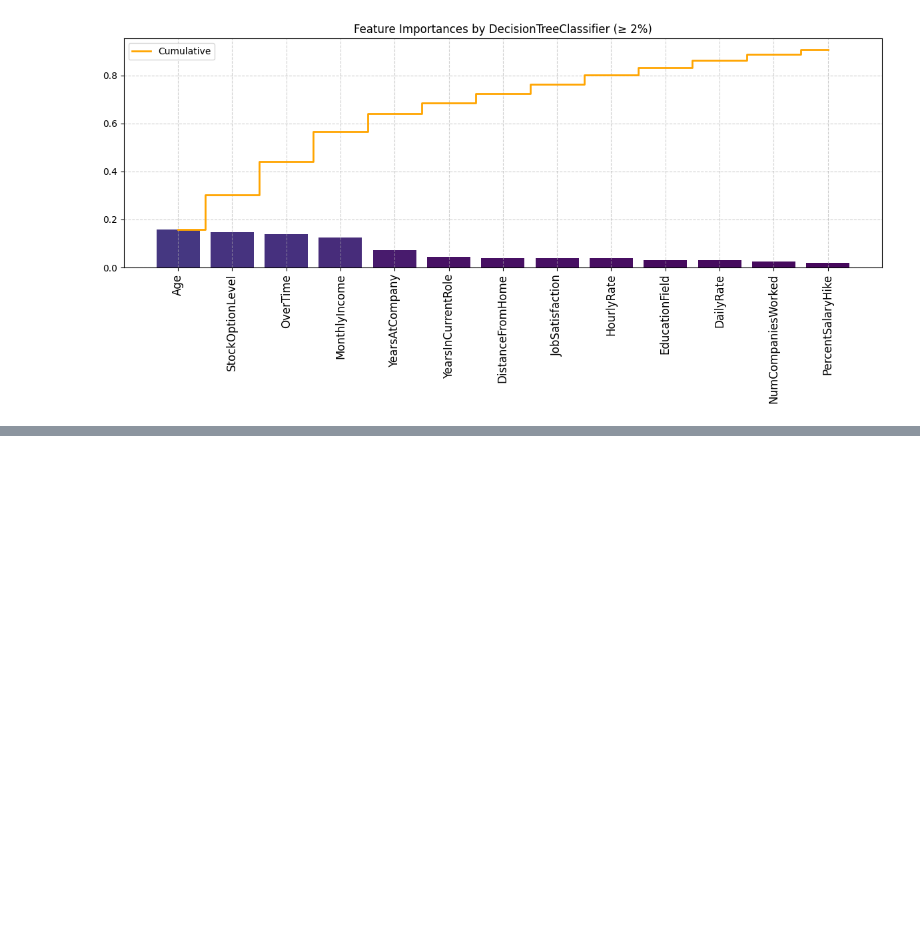
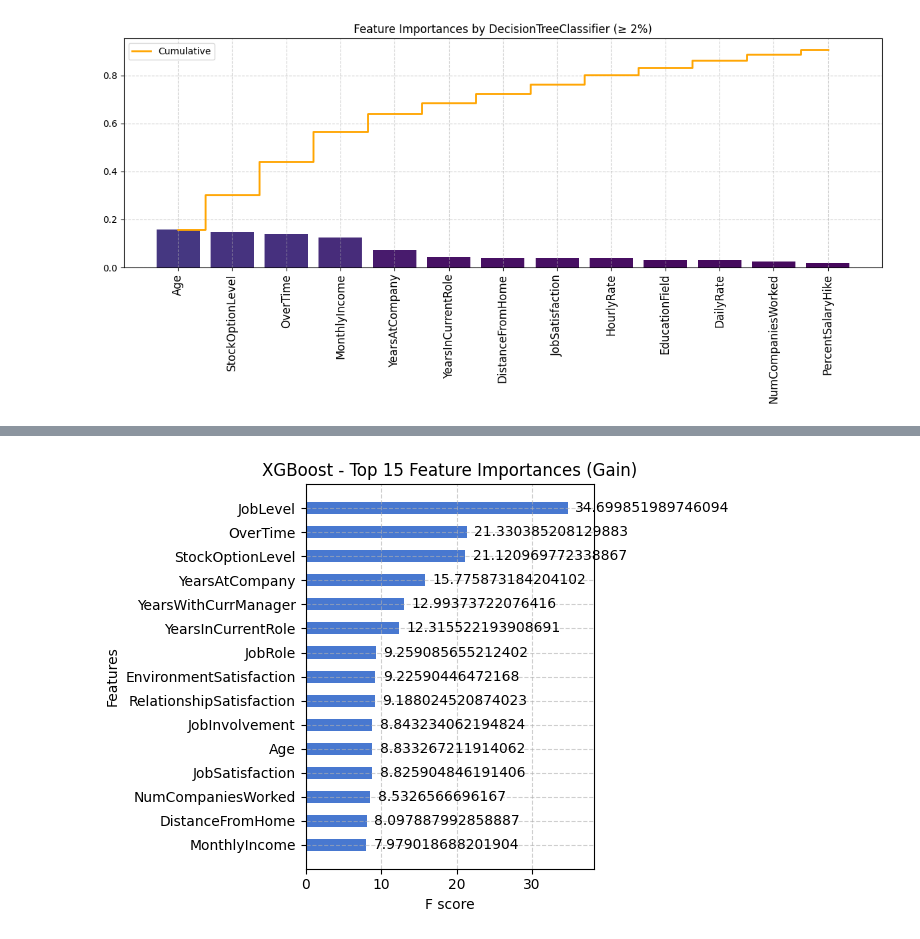
Before and after one commit to Janasya85/Datasciences, a Jupyter notebook: WA_Turnover_Prediction.ipynb, the cells around one changed output, grey strips where cells are left out. Saved outputs shown, nothing was run; the diff lists cells and outputs as text; code cells hidden in the pictures; blank space fills up the shorter version.

```diff
--- a/WA_Turnover_Prediction.ipynb
+++ b/WA_Turnover_Prediction.ipynb
@@ -1146,9 +1022,0 @@ def turnover_percent(JobSatisfaction, YearsAtCompany, PerformanceRating):
-# %%
-df_turnover['turnover_percent'] = df_turnover.apply(
-    lambda row: turnover_percent(
-        row['JobSatisfaction'],
-        row['YearsAtCompany'],
-        row['PerformanceRating']
-    ),
-    axis=1
-)
@@ -1186,0 +1023,73 @@ print(df_turnover)
+# %%
+import pandas as pd
+import numpy as np
+import matplotlib.pyplot as plt
+from sklearn.model_selection import train_test_split
+from xgboost import XGBClassifier, plot_importance
+from sklearn.metrics import classification_report, confusion_matrix, accuracy_score
+
+# Load or prepare your DataFrame: df_turnover
+# Make sure df_turnover has 'turnover' as target column
+
+print("Initial rows:", len(df_turnover))
+
+# Drop rows with missing values
+df_turnover = df_turnover.dropna()
+print("Rows after dropna:", len(df_turnover))
+
+# Check if target column 'turnover' exists
+if 'turnover' not in df_turnover.columns:
+    raise KeyError("Target column 'turnover' not found in DataFrame")
+
+# Display target counts
+print("Target value counts:\n", df_turnover['turnover'].value_counts())
+
+# Check for at least 2 classes
+if df_turnover['turnover'].nunique() < 2:
+    raise ValueError("Target variable 'turnover' must have at least 2 classes.")
+
+df_turnover['turnover'] = df_turnover['turnover'].astype(int)
+
+# Encode categorical columns
+for col in df_turnover.select_dtypes(include=['object', 'category']).columns:
+    df_turnover[col] = df_turnover[col].astype('category').cat.codes
+
+# Define features and target
+target_name = 'turnover'
+X = df_turnover.drop(columns=[target_name])
+y = df_turnover[target_name]
+
+# Split dataset (15% test)
+X_train, X_test, y_train, y_test = train_test_split(
+    X, y, test_size=0.15, random_state=123, stratify=y
+)
+
+# Define and train XGBoost model
+xgb_model = XGBClassifier(
+    objective='binary:logistic',
+    eval_metric='logloss',
+    use_label_encoder=False,
+    scale_pos_weight=(len(y_train[y_train == 0]) / len(y_train[y_train == 1])),
+    learning_rate=0.1,
+    max_depth=4,
+    n_estimators=100,
+    random_state=42
+)
+
+xgb_model.fit(X_train, y_train)
+
+# Predict and evaluate
+y_pred = xgb_model.predict(X_test)
+
+print("Accuracy Score:", accuracy_score(y_test, y_pred))
+print("\nConfusion Matrix:\n", confusion_matrix(y_test, y_pred))
+print("\nClassification Report:\n", classification_report(y_test, y_pred))
+
+# Plot feature importance without cmap
+plt.figure(figsize=(12, 8))
+plot_importance(xgb_model, max_num_features=15, importance_type='gain', height=0.5)
+plt.title("XGBoost - Top 15 Feature Importances (Gain)")
+plt.grid(True, linestyle='--', alpha=0.6)
+plt.tight_layout()
+plt.show()
+# %% [output]
@@ -1186,0 +1117 @@ print(df_turnover)
+[figure, added]
```
Also changed, not shown: parts of 14 cells of this notebook.
